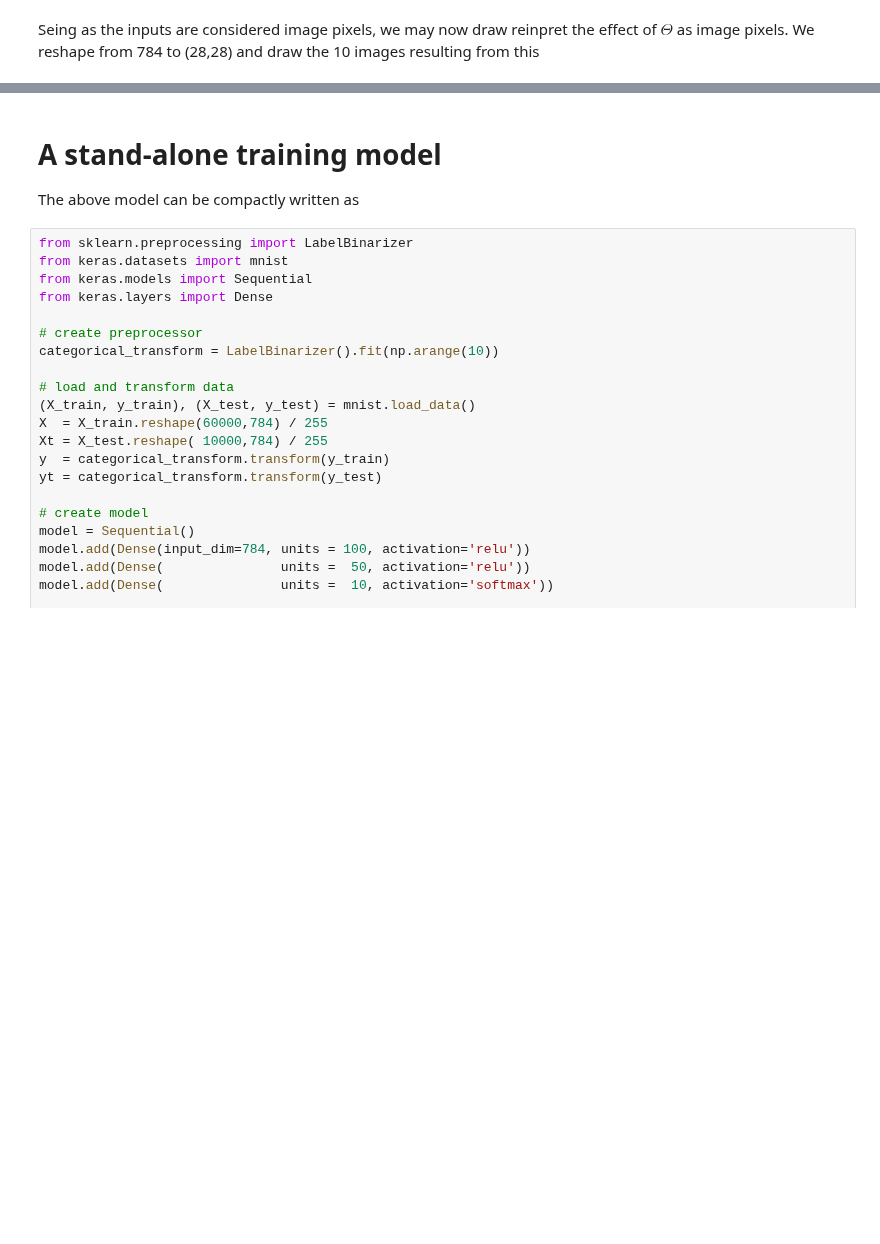
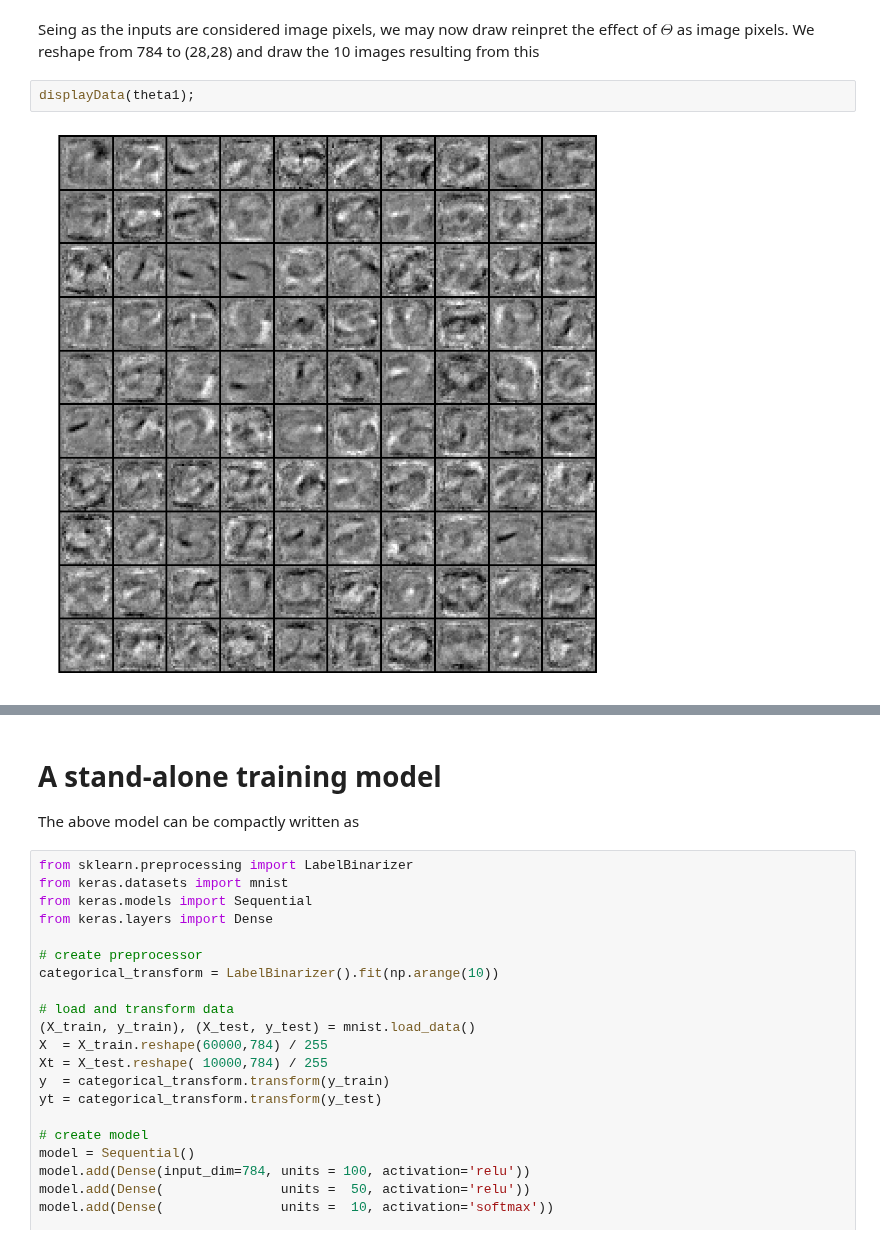
Before and after one commit to sintefmath/GeiloWinterSchool2018, a Jupyter notebook: course_material/Aritifial_Neural_Network.ipynb, the cells around one changed output, grey strips where cells are left out. Saved outputs shown, nothing was run; the diff lists cells and outputs as text; blank space fills up the shorter version.

```diff
--- a/course_material/Aritifial_Neural_Network.ipynb
+++ b/course_material/Aritifial_Neural_Network.ipynb
@@ -341,3 +330,7 @@ print(theta.shape)
 (10, 784)
 # %% [markdown]
 Seing as the inputs are considered image pixels, we may now draw reinpret the effect of $\Theta$ as image pixels. We reshape from 784 to (28,28) and draw the 10 images resulting from this
+# %%
+displayData(theta1);
+# %% [output]
+[figure, added]
```
Also changed, not shown: parts of 12 cells of this notebook, 1 other file.
